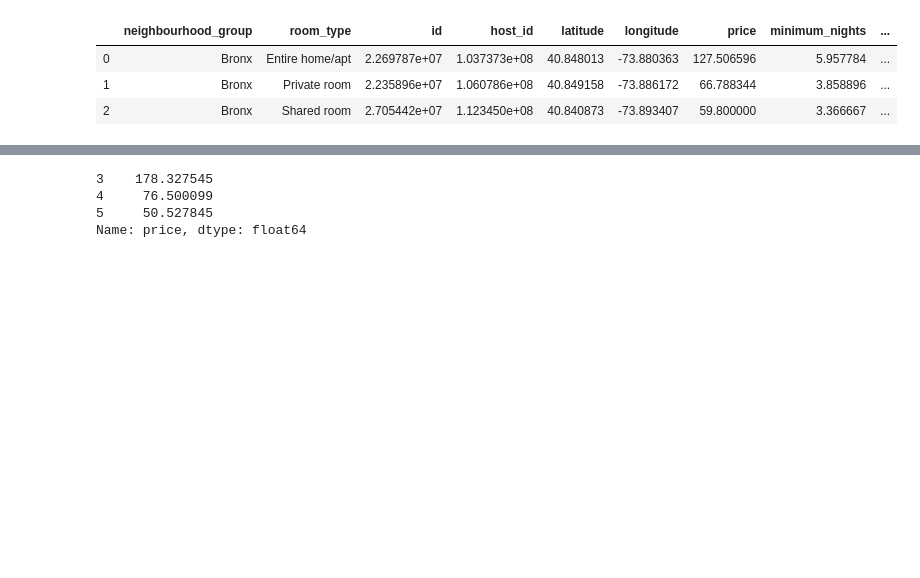
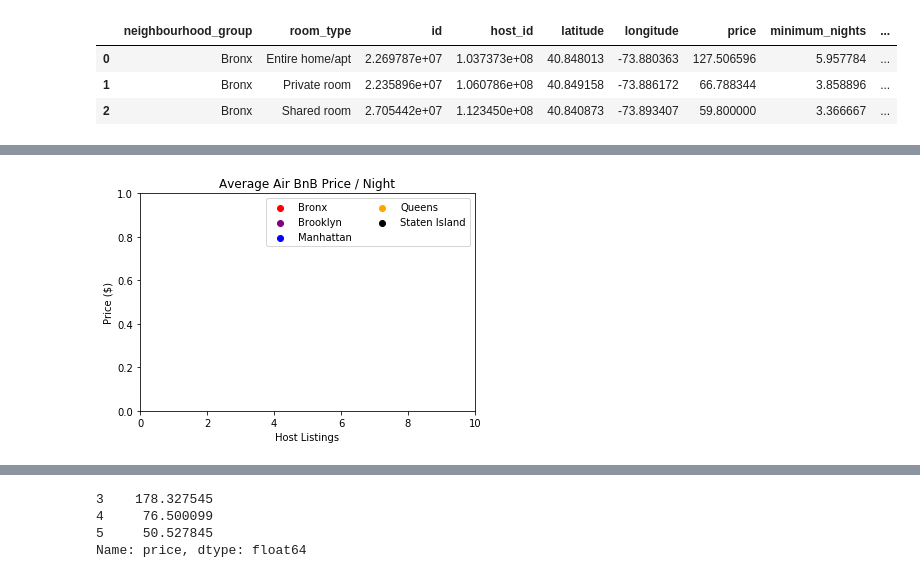
Before and after one commit to mcordray1988/NY_AIR_BNB, a Jupyter notebook: NY_CITY _AIRBNB_DATA.ipynb, the cells around one changed output, grey strips where cells are left out. Saved outputs shown, nothing was run; the diff lists cells and outputs as text; code cells hidden in the pictures; blank space fills up the shorter version.

```diff
--- a/NY_CITY _AIRBNB_DATA.ipynb
+++ b/NY_CITY _AIRBNB_DATA.ipynb
@@ -71,0 +78,15 @@ bronx
+# %%
+plt.xlim(0,10)
+plt.xlabel("Host Listings")
+plt.ylabel("Price ($)")
+plt.title("Average Air BnB Price / Night")
+
+plt.legend((bronx_map, brooklyn_map, Manhattan_map,Queens_map,Staten_Island_map),
+            ("Bronx", "Brooklyn", "Manhattan", "Queens", "Staten Island"),
+           scatterpoints = 1,
+           loc="upper right",
+           ncol=2,
+           fontsize =10)
+plt.show()
+# %% [output]
+[figure, added]
```
Also changed, not shown: parts of 24 cells of this notebook.
